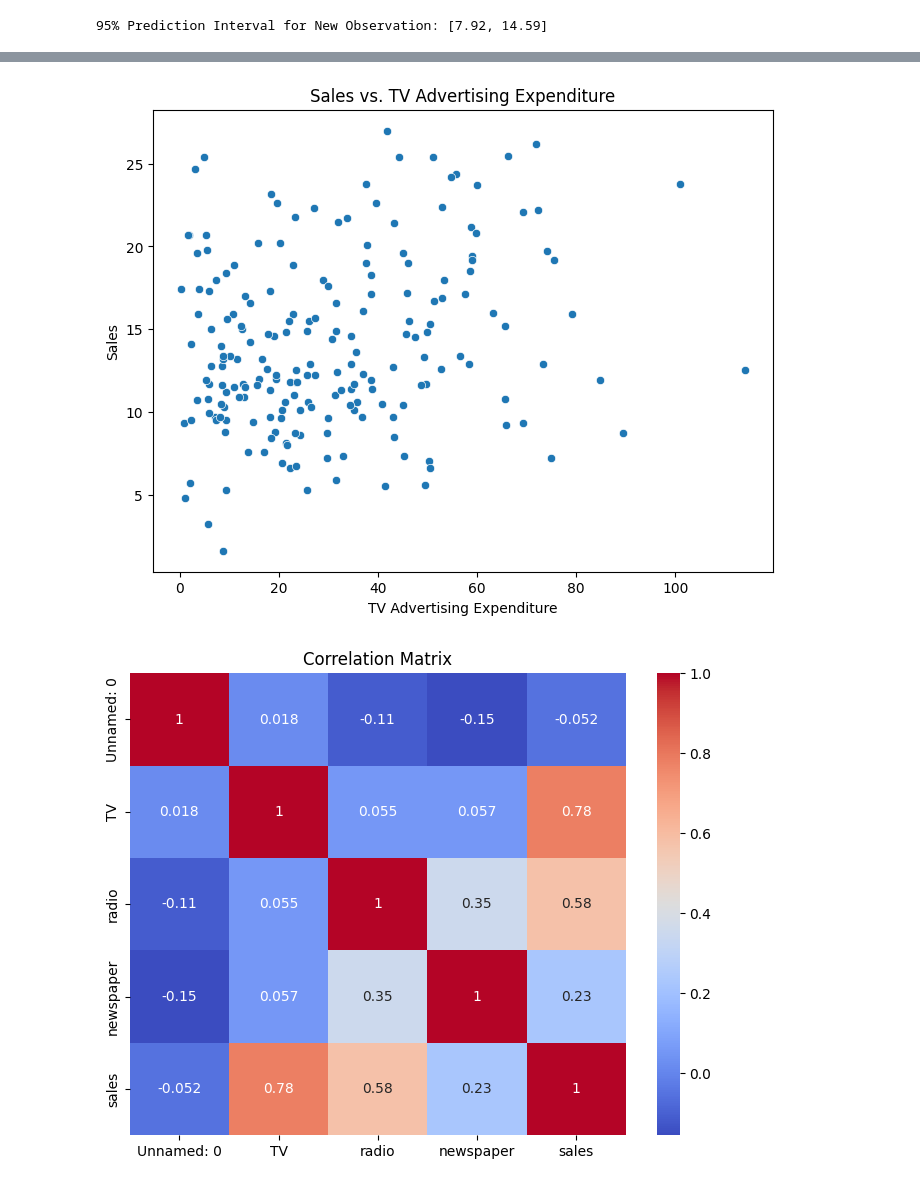
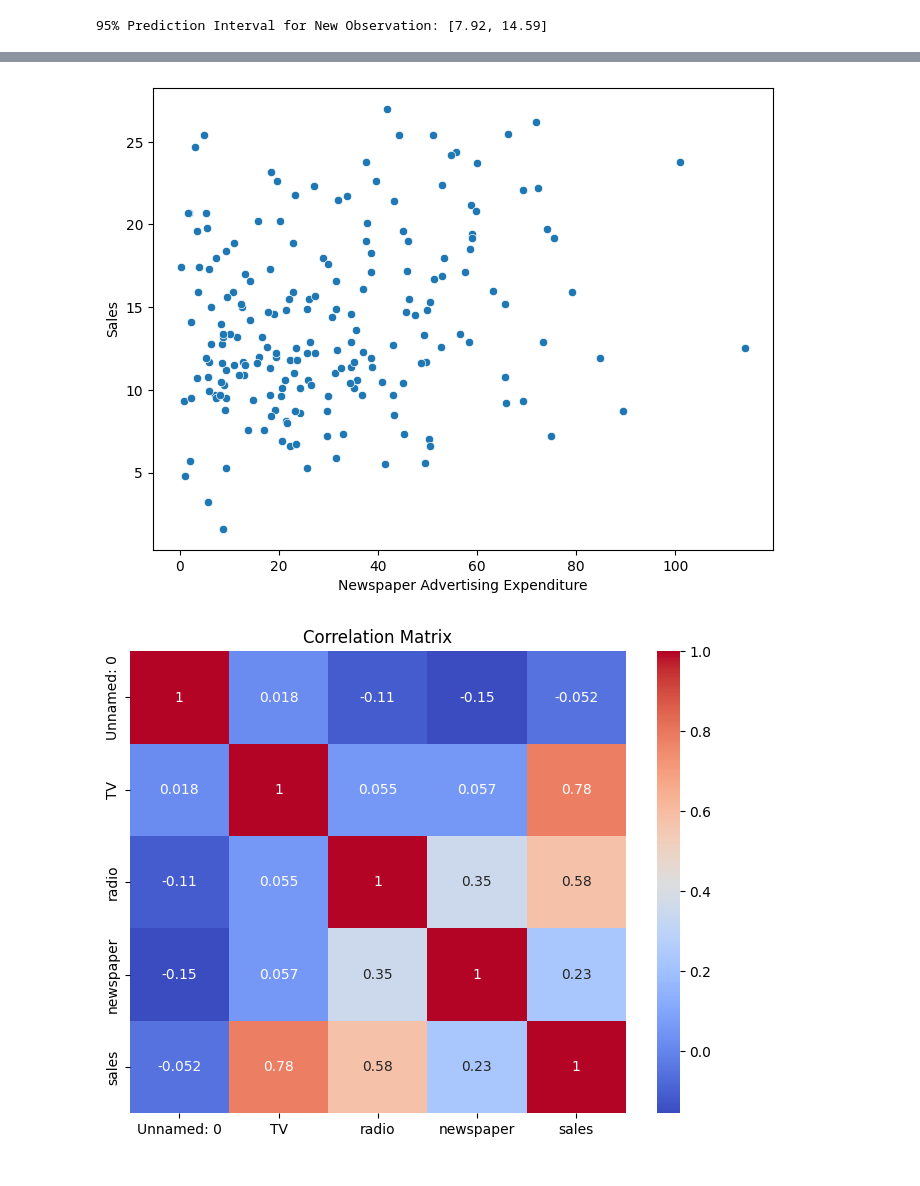
Before and after one commit to tommyly201/regression_project, a Jupyter notebook: class_project.ipynb, the cells around one changed output, grey strips where cells are left out. Cells and saved outputs as stored; diff of their text form; code cells hidden in the pictures.

```diff
--- a/class_project.ipynb
+++ b/class_project.ipynb
@@ -186,12 +188,13 @@ plt.show()
 # %%
 plt.figure(figsize=(8, 6))
 sns.scatterplot(data=data, x='newspaper', y='sales')
-plt.title('Sales vs. TV Advertising Expenditure')
-plt.xlabel('TV Advertising Expenditure')
+#plt.title('Sales vs. Newspaper Advertising Expenditure')
+plt.xlabel('Newspaper Advertising Expenditure')
 plt.ylabel('Sales')
+plt.savefig('newspaper-sales.png')
 plt.show()
 # %% [output]
-[figure, old version]
+[figure, new version]
 # %%
 corr_matrix = data.corr()
 plt.figure(figsize=(8, 6))
```
Also changed, not shown: parts of 5 cells of this notebook.
